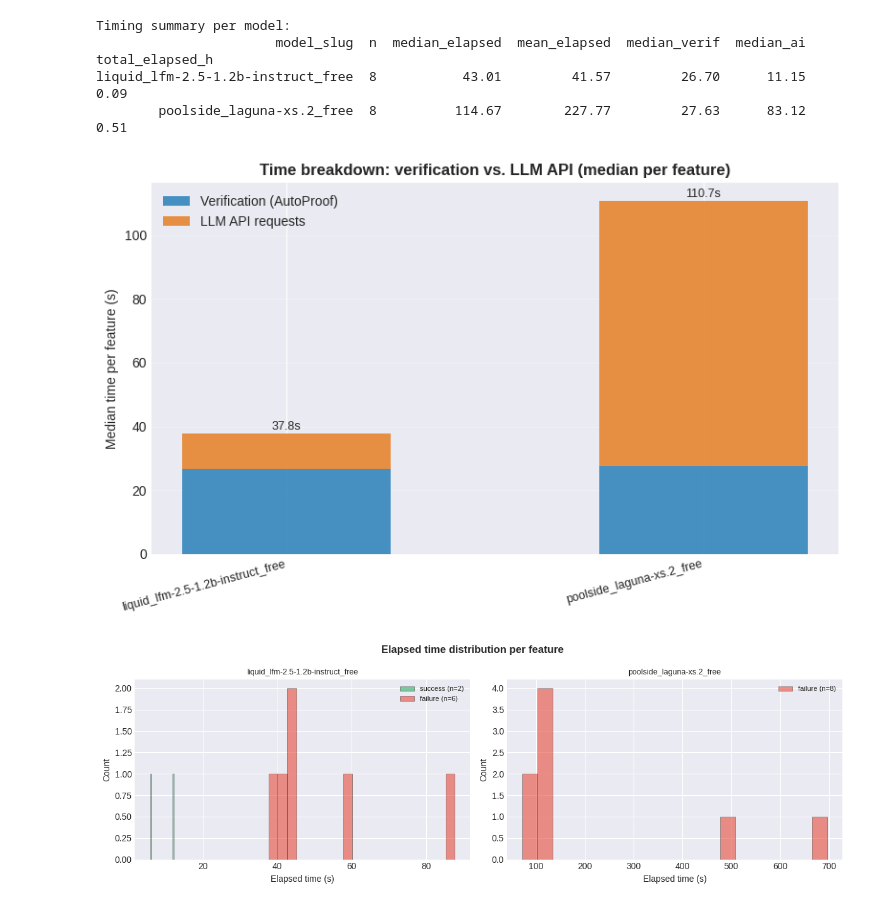
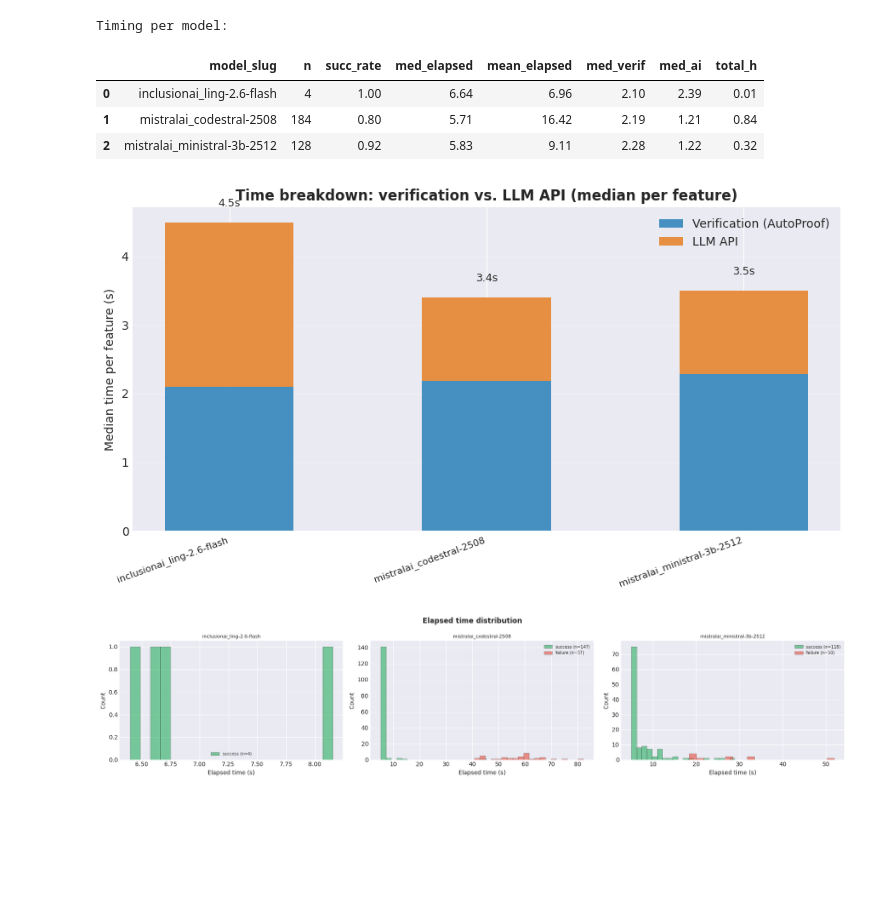
Before and after one commit to alschena/eiffel-tools, a Jupyter notebook: draft-paper/experiments/analysis.ipynb, the cells around one changed output. Cells and saved outputs as stored; diff of their text form; code cells hidden in the pictures; blank space fills up the shorter version.

```diff
--- a/draft-paper/experiments/analysis.ipynb
+++ b/draft-paper/experiments/analysis.ipynb
@@ -6,12 +6,25 @@ from pathlib import Path
 import numpy as np
 import pandas as pd
 import matplotlib.pyplot as plt
+import matplotlib.ticker as mticker
 import seaborn as sns
+from IPython.display import display
 
 plt.style.use('seaborn-v0_8-darkgrid')
 sns.set_palette('husl')
 
 RESULTS_DIR = Path('results')
-PARTS = ['task', 'mod', 'pre', 'post', 'err']
+
+# Ablation axes — mirrors ABLATION in run_experiments.py
+PARTS = ['task', 'prepost', 'err', 'sig', 'syn', 'fsig']
+
+PART_LABELS = {
+    'task':    'Task instruction',
+    'prepost': 'Pre/post identifiers',
+    'err':     'Error message',
+    'sig':     'Verbatim signature',
+    'syn':     'Syntax guide',
+    'fsig':    'Full sig (require/ensure)',
+}
 # %%
 def parse_tag(tag):
@@ -297,61 +502,66 @@ liquid_lfm-2.5-1.2b-instruct_free        5          0.25  4
 # %%
+# ── timing breakdown ──────────────────────────────────────────────────────────
 timing = (
     df.groupby('model_slug')
     .agg(
-        n=('success', 'count'),
-        median_elapsed=('total_elapsed_time_seconds', 'median'),
-        mean_elapsed=('total_elapsed_time_seconds', 'mean'),
-        median_verif=('total_verification_time', 'median'),
-        median_ai=('total_ai_time', 'median'),
-        total_elapsed_h=('total_elapsed_time_seconds', lambda s: s.sum() / 3600),
+        n              = ('success', 'count'),
+        succ_rate      = ('success', 'mean'),
+        med_elapsed    = ('total_elapsed_time_seconds', 'median'),
+        mean_elapsed   = ('total_elapsed_time_seconds', 'mean'),
+        med_verif      = ('total_verification_time', 'median'),
+        med_ai         = ('total_ai_time', 'median'),
+        total_h        = ('total_elapsed_time_seconds', lambda s: s.sum() / 3600),
     )
+    .reindex(models)
     .reset_index()
 )
-print('Timing summary per model:')
-print(timing.to_string(index=False, float_format='{:.2f}'.format))
+print('Timing per model:')
+display(timing.round(2))
 
+# Stacked bar: verif vs AI time
 fig, ax = plt.subplots(figsize=(max(8, 3 * len(models)), 5))
 x = np.arange(len(models))
 w = 0.5
-verif_vals = timing.set_index('model_slug').loc[models, 'median_verif'].values
-ai_vals    = timing.set_index('model_slug').loc[models, 'median_ai'].values
-
-ax.bar(x, verif_vals, w, label='Verification (AutoProof)', color='#2980b9', alpha=0.85)
-ax.bar(x, ai_vals, w, bottom=verif_vals, label='LLM API requests', color='#e67e22', alpha=0.85)
-for i, (v, a) in enumerate(zip(verif_vals, ai_vals)):
+vv = timing['med_verif'].fillna(0).values
+av = timing['med_ai'].fillna(0).values
+ax.bar(x, vv, w, label='Verification (AutoProof)', color='#2980b9', alpha=0.85)
+ax.bar(x, av, w, bottom=vv, label='LLM API', color='#e67e22', alpha=0.85)
+for i, (v, a) in enumerate(zip(vv, av)):
     ax.text(i, v + a + 0.2, f'{v+a:.1f}s', ha='center', va='bottom', fontsize=9)
-
 ax.set_xticks(x)
-ax.set_xticklabels(models, rotation=15, ha='right', fontsize=9)
+ax.set_xticklabels(models, rotation=20, ha='right', fontsize=8)
 ax.set_ylabel('Median time per feature (s)')
-ax.set_title('Time breakdown: verification vs. LLM API (median per feature)', fontsize=12, fontweight='bold')
+ax.set_title('Time breakdown: verification vs. LLM API (median per feature)',
+             fontsize=12, fontweight='bold')
 ax.legend()
 ax.grid(True, alpha=0.3, axis='y')
 plt.tight_layout()
 plt.show()
 
+# Elapsed distribution per model
 fig, axes = plt.subplots(1, len(models), figsize=(6 * len(models), 4), sharey=False)
 if len(models) == 1:
     axes = [axes]
 for ax, model in zip(axes, models):
     sub = df[df['model_slug'] == model]
-    for success, label, color in [(True, 'success', '#27ae60'), (False, 'failure', '#e74c3c')]:
-        vals = sub[sub['success'] == success]['total_elapsed_time_seconds'].dropna()
+    for succ, label, color in [(True, 'success', '#27ae60'), (False, 'failure', '#e74c3c')]:
+        vals = sub[sub['success'] == succ]['total_elapsed_time_seconds'].dropna()
         if len(vals):
             ax.hist(vals, bins=20, alpha=0.6, label=f'{label} (n={len(vals)})',
                     color=color, edgecolor='black', linewidth=0.4)
     ax.set_xlabel('Elapsed time (s)')
     ax.set_ylabel('Count')
-    ax.set_title(model, fontsize=9)
-    ax.legend(fontsize=8)
-fig.suptitle('Elapsed time distribution per feature', fontsize=12, fontweight='bold')
+    ax.set_title(model, fontsize=8)
+    ax.legend(fontsize=7)
+fig.suptitle('Elapsed time distribution', fontsize=12, fontweight='bold')
 plt.tight_layout()
 plt.show()
 # %% [output]
-Timing summary per model:
-                       model_slug  n  median_elapsed  mean_elapsed  median_verif  median_ai  total_elapsed_h
-liquid_lfm-2.5-1.2b-instruct_free  8           43.01         41.57         26.70      11.15             0.09
-        poolside_laguna-xs.2_free  8          114.67        227.77         27.63      83.12             0.51
+Timing per model:
+|  | model_slug | n | succ_rate | med_elapsed | mean_elapsed | med_verif | med_ai | total_h |
+| 0 | inclusionai_ling-2.6-flash | 4 | 1.00 | 6.64 | 6.96 | 2.10 | 2.39 | 0.01 |
+| 1 | mistralai_codestral-2508 | 184 | 0.80 | 5.71 | 16.42 | 2.19 | 1.21 | 0.84 |
+| 2 | mistralai_ministral-3b-2512 | 128 | 0.92 | 5.83 | 9.11 | 2.28 | 1.22 | 0.32 |
-[figure, old version]
+[figure, new version]
-[figure, old version]
+[figure, new version]
 # %%
```
Also changed, not shown: parts of 14 cells of this notebook, 2 other files.
